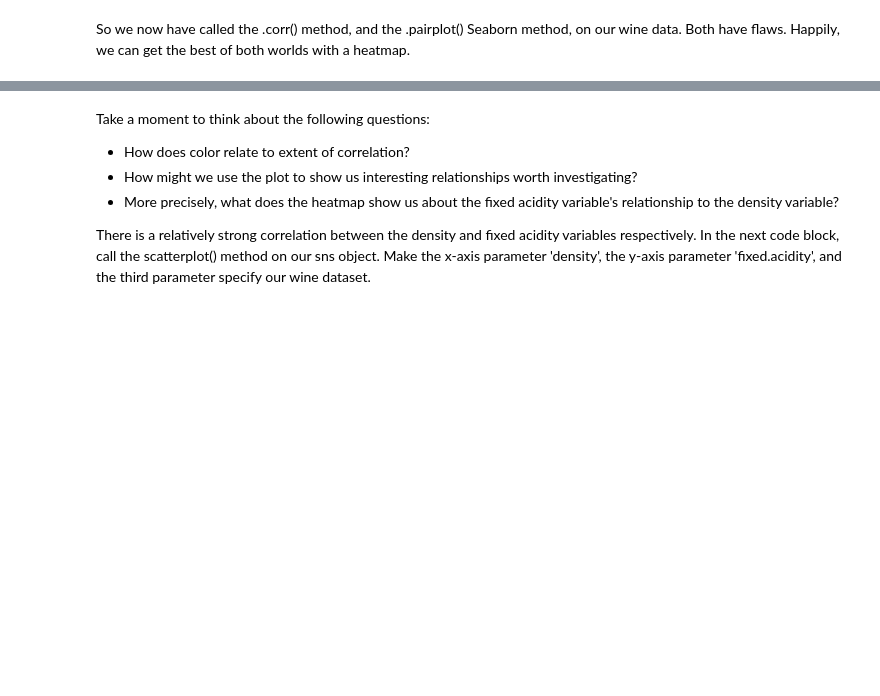
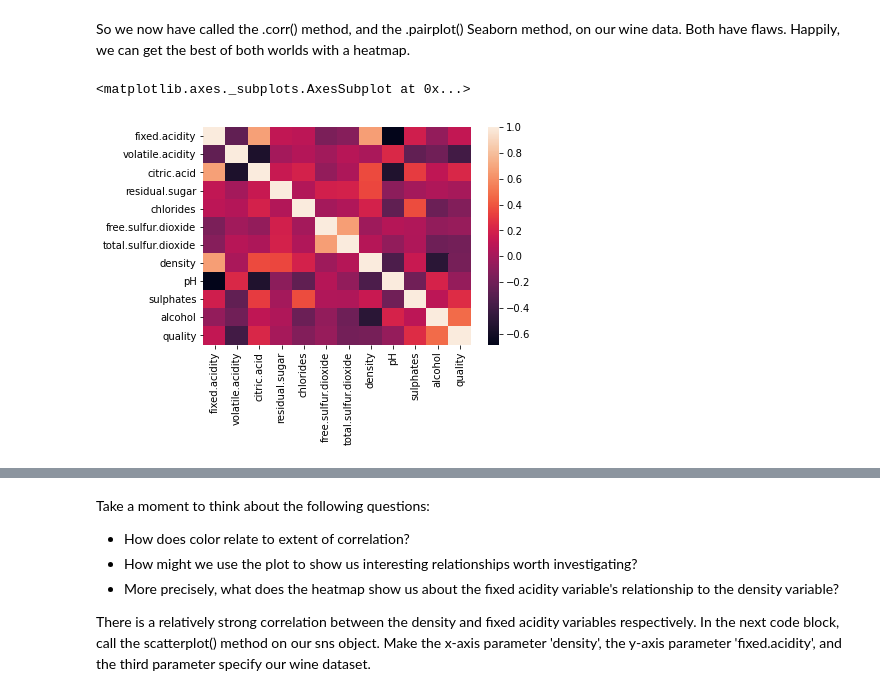
Before and after one commit to JasonCaldwellMBA/Linear_Regression_Case_Study, a Jupyter notebook: Springboard Regression Case Study - the Red Wine Dataset - Tier 3.ipynb, the cells around one changed output, grey strips where cells are left out. Drawn from its saved outputs; the diff is of its cells as text; code cells hidden in the pictures; blank space fills up the shorter version.

```diff
--- a/Springboard Regression Case Study - the Red Wine Dataset - Tier 3.ipynb
+++ b/Springboard Regression Case Study - the Red Wine Dataset - Tier 3.ipynb
@@ -236,4 +244,7 @@ Here's a couple things you might have noticed:
 So we now have called the .corr() method, and the .pairplot() Seaborn method, on our wine data. Both have flaws. Happily, we can get the best of both worlds with a heatmap.
 # %%
 # Make a heatmap of the data
-_ _ _
+sns.heatmap(df.corr())
+# %% [output]
+<matplotlib.axes._subplots.AxesSubplot at 0x...>
+[figure, added]
```
Also changed, not shown: parts of 6 cells of this notebook.
